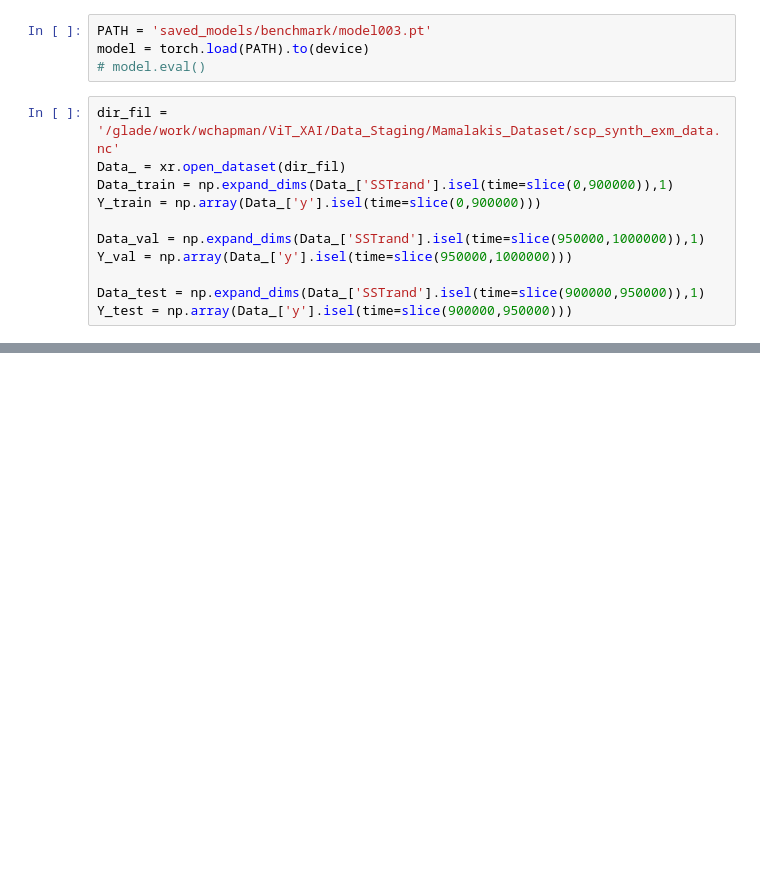
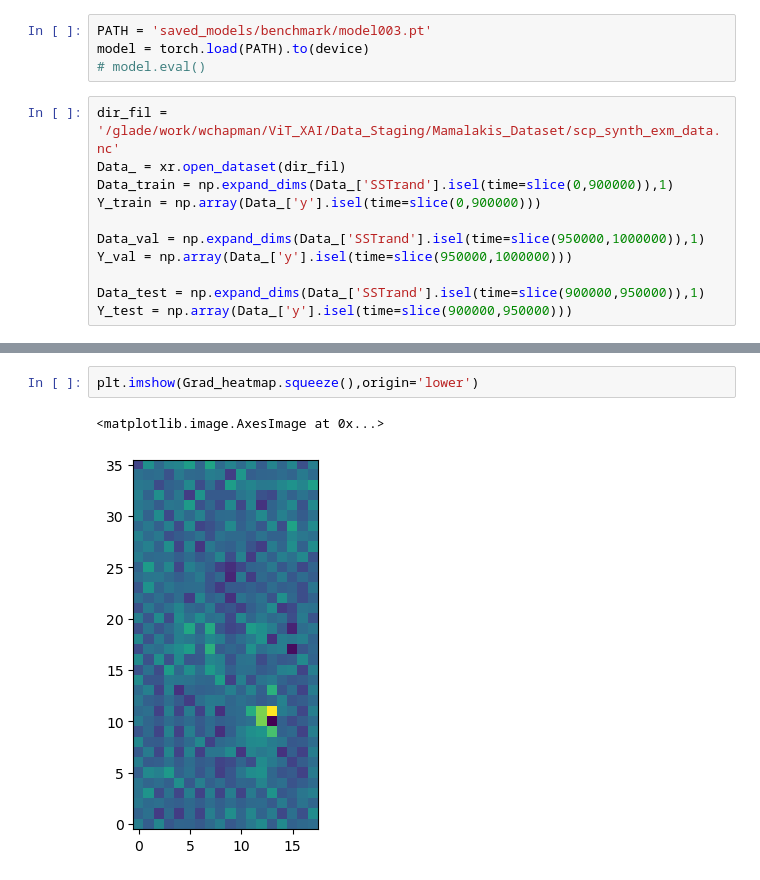
Before and after one commit to WillyChap/ViT_XAI, a Jupyter notebook: Models/otherXAI.ipynb, the cells around one changed output, grey strips where cells are left out. Cells and saved outputs as stored; diff of their text form; blank space fills up the shorter version.

```diff
--- a/Models/otherXAI.ipynb
+++ b/Models/otherXAI.ipynb
@@ -178,0 +154,5 @@ x = torch.nan_to_num(torch.tensor(Data_val[29475], dtype=torch.float32))
+# %%
+plt.imshow(Grad_heatmap.squeeze(),origin='lower')
+# %% [output]
+<matplotlib.image.AxesImage at 0x...>
+[figure, added]
```
Also changed, not shown: parts of 8 cells of this notebook.
